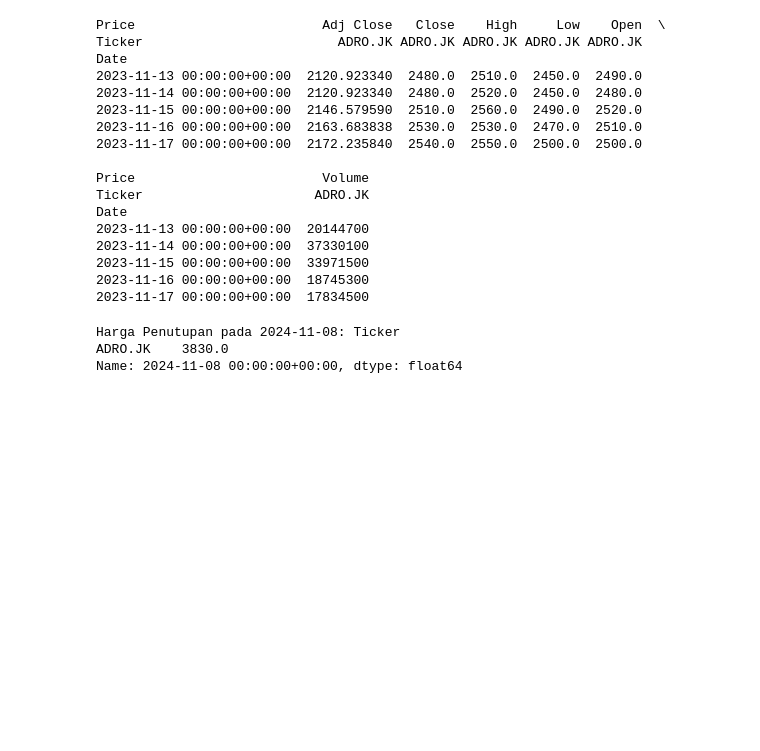
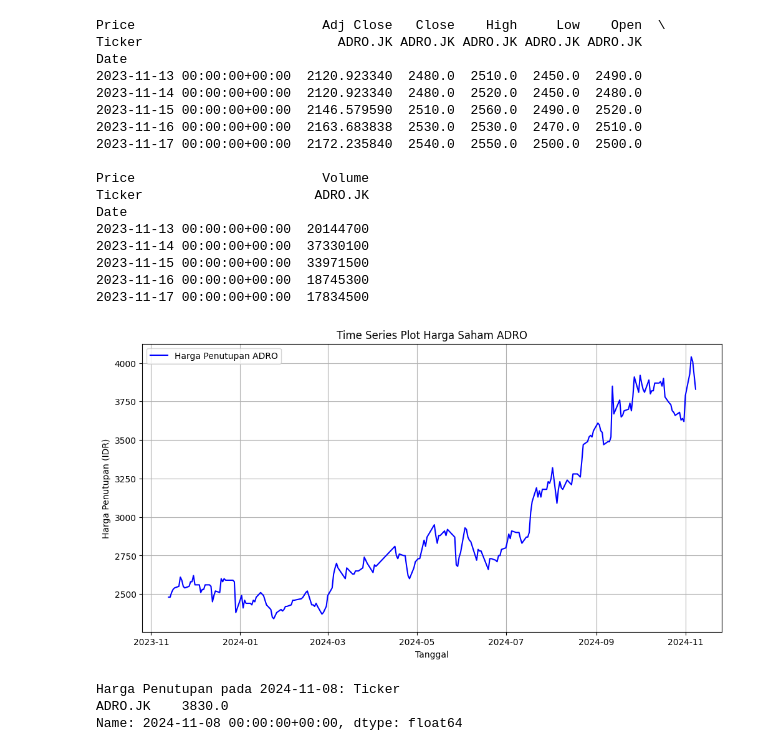
Before and after one commit to 89agnes/arima-ltsm, a Jupyter notebook: lstm_arima.ipynb, the cells around one changed output. Saved outputs shown, nothing was run; the diff lists cells and outputs as text; code cells hidden in the pictures; blank space fills up the shorter version.

```diff
--- a/lstm_arima.ipynb
+++ b/lstm_arima.ipynb
@@ -38,6 +38,18 @@ Date
 2023-11-15 00:00:00+00:00  33971500
 2023-11-16 00:00:00+00:00  18745300
 2023-11-17 00:00:00+00:00  17834500
+# %%
+# Visualisasi data saham ADRO
+plt.figure(figsize=(12, 6)) # Mengatur ukuran gambar
+plt.plot(data.index, data['Close'], label='Harga Penutupan ADRO', color='blue') # Membuat plot data
+plt.title('Time Series Plot Harga Saham ADRO') # Menambahkan judul
+plt.xlabel('Tanggal') # Menambahkan label sumbu x
+plt.ylabel('Harga Penutupan (IDR)') # Menambahkan label sumbu y
+plt.grid(True) # Menambahkan grid
+plt.legend() # Menampilkan legenda
+plt.show() # Menampilkan plot
+# %% [output]
+[figure, added]
 # %%
 # Menghapus nilai yang hilang
 data.dropna(inplace=True)
```
Also changed, not shown: parts of 43 cells of this notebook.
